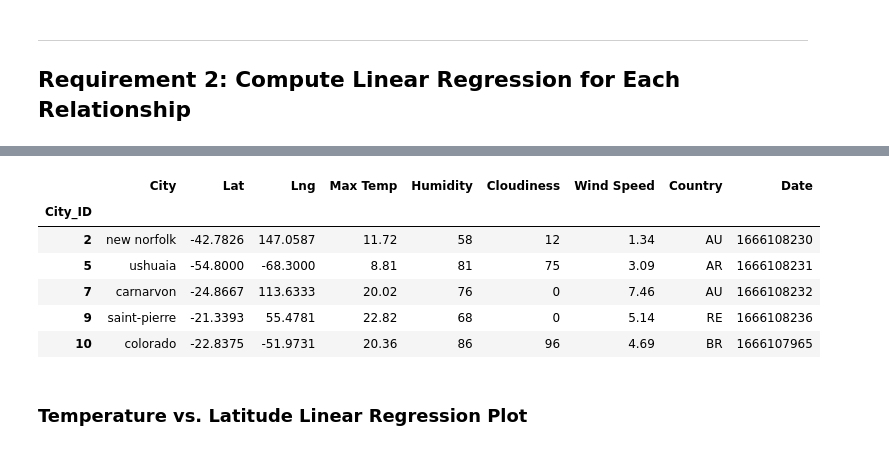
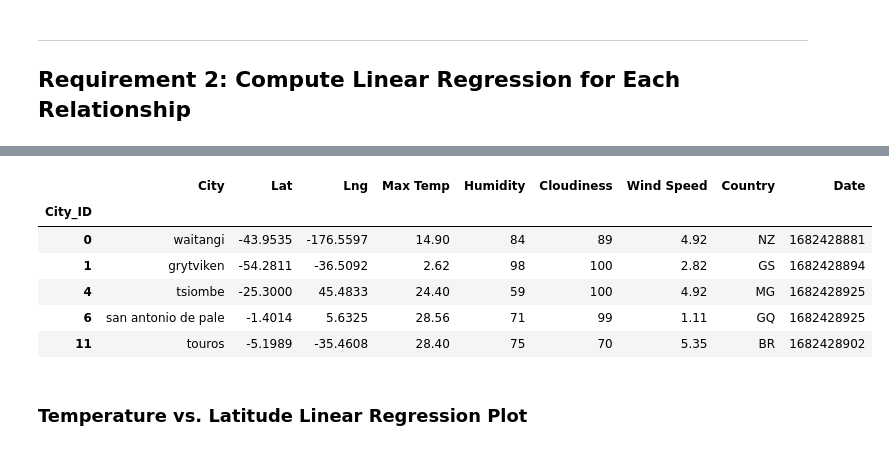
Before and after one commit to Daniels2023/API-Python, a Jupyter notebook: WeatherPy.ipynb, the cells around one changed output, grey strips where cells are left out. Drawn from its saved outputs; the diff is of its cells as text; code cells hidden in the pictures.

```diff
--- a/WeatherPy.ipynb
+++ b/WeatherPy.ipynb
@@ -290,16 +300,16 @@ NameError: name 'northern_hemi_df' is not defined
 # %%
 # Create a DataFrame with the Southern Hemisphere data (Latitude < 0)
-# YOUR CODE HERE
+southern_hemi_df = city_data_df.loc[city_data_df['Lat']<=0,:]
 
 # Display sample data
 southern_hemi_df.head()
 # %% [output]
 |  | City | Lat | Lng | Max Temp | Humidity | Cloudiness | Wind Speed | Country | Date |
 | City_ID |  |  |  |  |  |  |  |  |  |
-| 2 | new norfolk | -42.7826 | 147.0587 | 11.72 | 58 | 12 | 1.34 | AU | 1666108230 |
-| 5 | ushuaia | -54.8000 | -68.3000 | 8.81 | 81 | 75 | 3.09 | AR | 1666108231 |
-| 7 | carnarvon | -24.8667 | 113.6333 | 20.02 | 76 | 0 | 7.46 | AU | 1666108232 |
-| 9 | saint-pierre | -21.3393 | 55.4781 | 22.82 | 68 | 0 | 5.14 | RE | 1666108236 |
-| 10 | colorado | -22.8375 | -51.9731 | 20.36 | 86 | 96 | 4.69 | BR | 1666107965 |
+| 0 | waitangi | -43.9535 | -176.5597 | 14.90 | 84 | 89 | 4.92 | NZ | 1682428881 |
+| 1 | grytviken | -54.2811 | -36.5092 | 2.62 | 98 | 100 | 2.82 | GS | 1682428894 |
+| 4 | tsiombe | -25.3000 | 45.4833 | 24.40 | 59 | 100 | 4.92 | MG | 1682428925 |
+| 6 | san antonio de pale | -1.4014 | 5.6325 | 28.56 | 71 | 99 | 1.11 | GQ | 1682428925 |
+| 11 | touros | -5.1989 | -35.4608 | 28.40 | 75 | 70 | 5.35 | BR | 1682428902 |
 # %% [markdown]
 ###  Temperature vs. Latitude Linear Regression Plot
```
Also changed, not shown: parts of 26 cells of this notebook.
